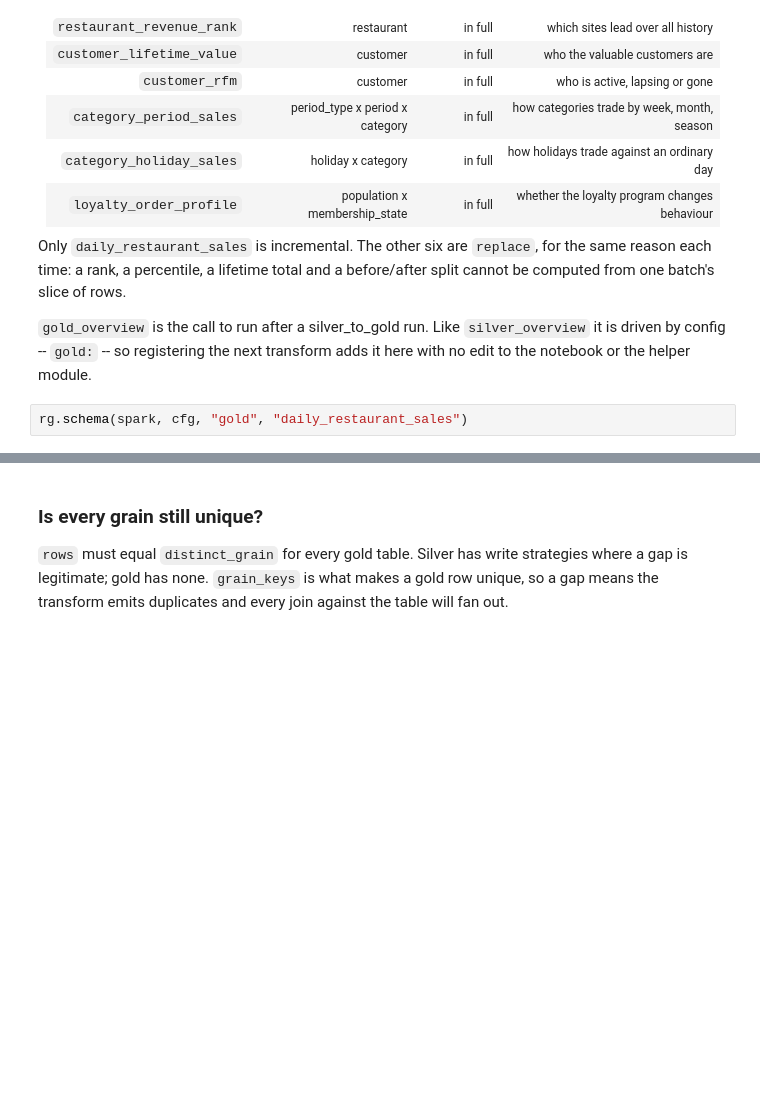
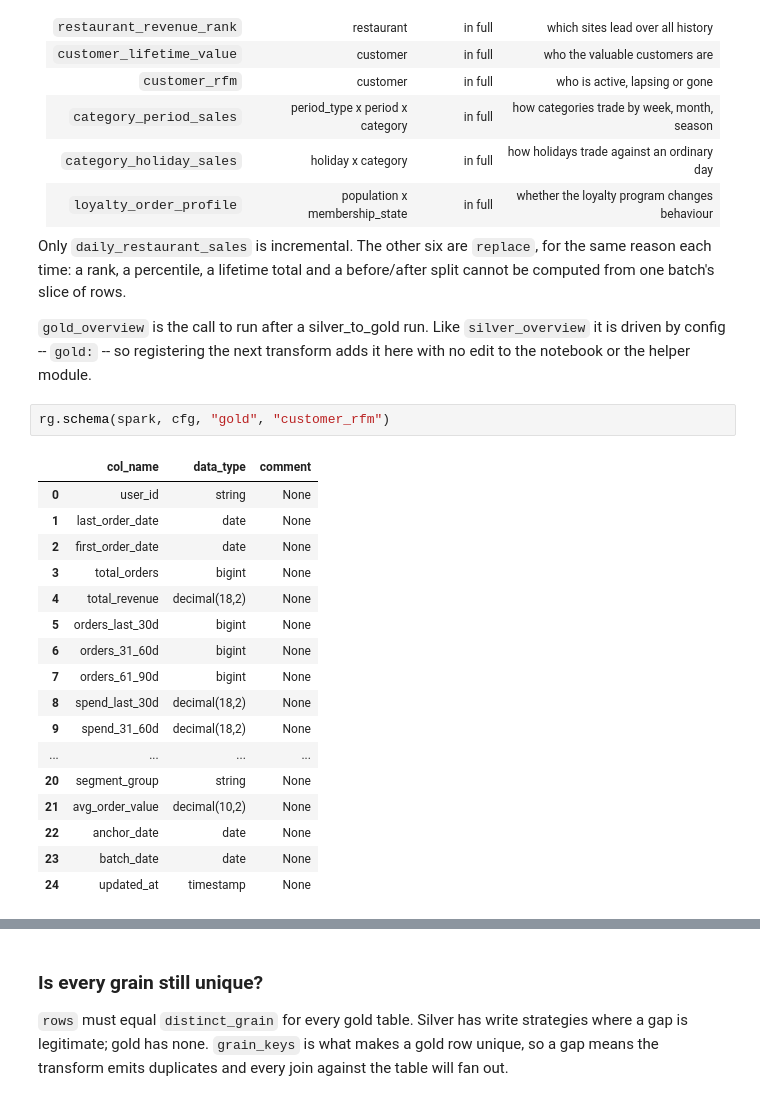
Before and after one commit to chance221/Global_Partners_BA_Data_Pipeline, a Jupyter notebook: notebooks/review_gold.ipynb, the cells around one changed output, grey strips where cells are left out. Saved outputs shown, nothing was run; the diff lists cells and outputs as text; blank space fills up the shorter version.

```diff
--- a/notebooks/review_gold.ipynb
+++ b/notebooks/review_gold.ipynb
@@ -151,4 +164,22 @@ before/after split cannot be computed from one batch's slice of rows.
 `silver_overview` it is driven by config -- `gold:` -- so registering the next
 transform adds it here with no edit to the notebook or the helper module.
 # %%
-rg.schema(spark, cfg, "gold", "daily_restaurant_sales")
+rg.schema(spark, cfg, "gold", "customer_rfm")
+# %% [output]
+|  | col_name | data_type | comment |
+| 0 | user_id | string | None |
+| 1 | last_order_date | date | None |
+| 2 | first_order_date | date | None |
+| 3 | total_orders | bigint | None |
+| 4 | total_revenue | decimal(18,2) | None |
+| 5 | orders_last_30d | bigint | None |
+| 6 | orders_31_60d | bigint | None |
+| 7 | orders_61_90d | bigint | None |
+| 8 | spend_last_30d | decimal(18,2) | None |
+| 9 | spend_31_60d | decimal(18,2) | None |
+| ... | ... | ... | ... |
+| 20 | segment_group | string | None |
+| 21 | avg_order_value | decimal(10,2) | None |
+| 22 | anchor_date | date | None |
+| 23 | batch_date | date | None |
+| 24 | updated_at | timestamp | None |
```
Also changed, not shown: parts of 8 cells of this notebook, 9 other files.
